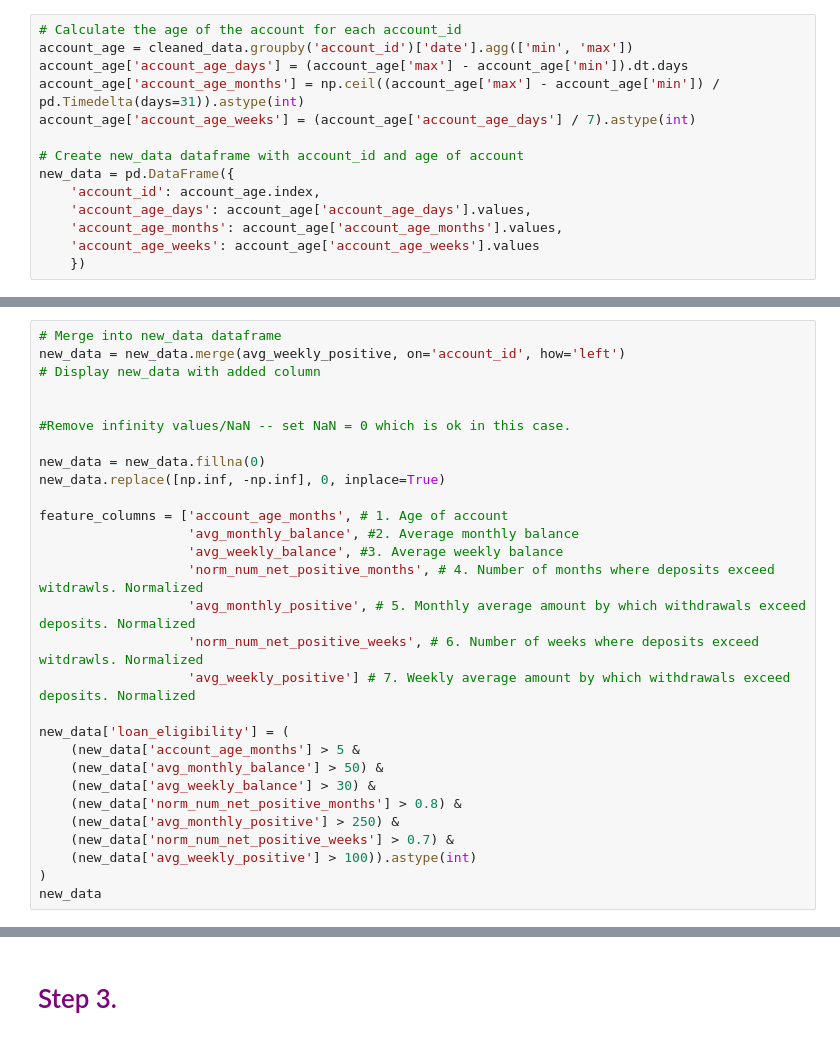
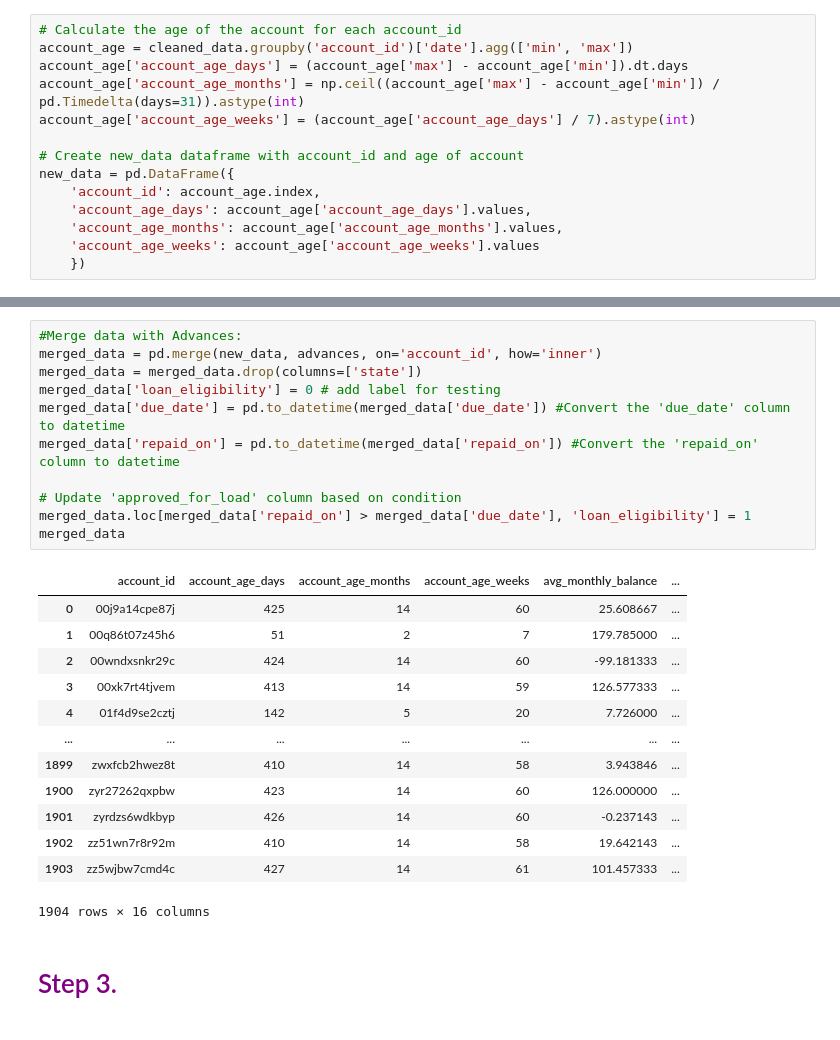
Before and after one commit to iej2106/DS-Side-projects, a Jupyter notebook: loan-eligibility-classification.ipynb, the cells around one changed output, grey strips where cells are left out. Drawn from its saved outputs; the diff is of its cells as text.

```diff
--- a/loan-eligibility-classification.ipynb
+++ b/loan-eligibility-classification.ipynb
@@ -167,32 +137,3 @@ weekly_balance['net_positive_week'] = weekly_balance['f0_'] > 0
 weekly_balance_positive = weekly_balance[weekly_balance['net_positive_week']]
 avg_weekly_positive = weekly_balance_positive.groupby('account_id')['f0_'].mean().reset_index()
 avg_weekly_positive.columns = ['account_id', 'avg_weekly_positive']
-# %%
-# Merge into new_data dataframe
-new_data = new_data.merge(avg_weekly_positive, on='account_id', how='left')
-# Display new_data with added column
-
-
-#Remove infinity values/NaN -- set NaN = 0 which is ok in this case.
-
-new_data = new_data.fillna(0)
-new_data.replace([np.inf, -np.inf], 0, inplace=True)
-
-feature_columns = ['account_age_months', # 1. Age of account
-                   'avg_monthly_balance', #2. Average monthly balance
-                   'avg_weekly_balance', #3. Average weekly balance
-                   'norm_num_net_positive_months', # 4. Number of months where deposits exceed witdrawls. Normalized
-                   'avg_monthly_positive', # 5. Monthly average amount by which withdrawals exceed deposits. Normalized
-                   'norm_num_net_positive_weeks', # 6. Number of weeks where deposits exceed witdrawls. Normalized
-                   'avg_weekly_positive'] # 7. Weekly average amount by which withdrawals exceed deposits. Normalized
-
-new_data['loan_eligibility'] = (
-    (new_data['account_age_months'] > 5 &
-    (new_data['avg_monthly_balance'] > 50) &
-    (new_data['avg_weekly_balance'] > 30) &
-    (new_data['norm_num_net_positive_months'] > 0.8) &
-    (new_data['avg_monthly_positive'] > 250) &
-    (new_data['norm_num_net_positive_weeks'] > 0.7) &
-    (new_data['avg_weekly_positive'] > 100)).astype(int)
-)
-new_data
@@ -248,2 +147,27 @@ feature_columns = ['account_age_months', # 1. Age of account
+# %%
+#Merge data with Advances:
+merged_data = pd.merge(new_data, advances, on='account_id', how='inner')
+merged_data = merged_data.drop(columns=['state'])
+merged_data['loan_eligibility'] = 0 # add label for testing
+merged_data['due_date'] = pd.to_datetime(merged_data['due_date']) #Convert the 'due_date' column to datetime
+merged_data['repaid_on'] = pd.to_datetime(merged_data['repaid_on']) #Convert the 'repaid_on' column to datetime
+
+# Update 'approved_for_load' column based on condition
+merged_data.loc[merged_data['repaid_on'] > merged_data['due_date'], 'loan_eligibility'] = 1
+merged_data
+# %% [output]
+|  | account_id | account_age_days | account_age_months | account_age_weeks | avg_monthly_balance | ... |
+| 0 | 00j9a14cpe87j | 425 | 14 | 60 | 25.608667 | ... |
+| 1 | 00q86t07z45h6 | 51 | 2 | 7 | 179.785000 | ... |
+| 2 | 00wndxsnkr29c | 424 | 14 | 60 | -99.181333 | ... |
+| 3 | 00xk7rt4tjvem | 413 | 14 | 59 | 126.577333 | ... |
+| 4 | 01f4d9se2cztj | 142 | 5 | 20 | 7.726000 | ... |
+| ... | ... | ... | ... | ... | ... | ... |
+| 1899 | zwxfcb2hwez8t | 410 | 14 | 58 | 3.943846 | ... |
+| 1900 | zyr27262qxpbw | 423 | 14 | 60 | 126.000000 | ... |
+| 1901 | zyrdzs6wdkbyp | 426 | 14 | 60 | -0.237143 | ... |
+| 1902 | zz51wn7r8r92m | 410 | 14 | 58 | 19.642143 | ... |
+| 1903 | zz5wjbw7cmd4c | 427 | 14 | 61 | 101.457333 | ... |
+1904 rows × 16 columns
 # %% [markdown]
 # <font color='purple'>Step 3.</font>
```
Also changed, not shown: parts of 27 cells of this notebook.
